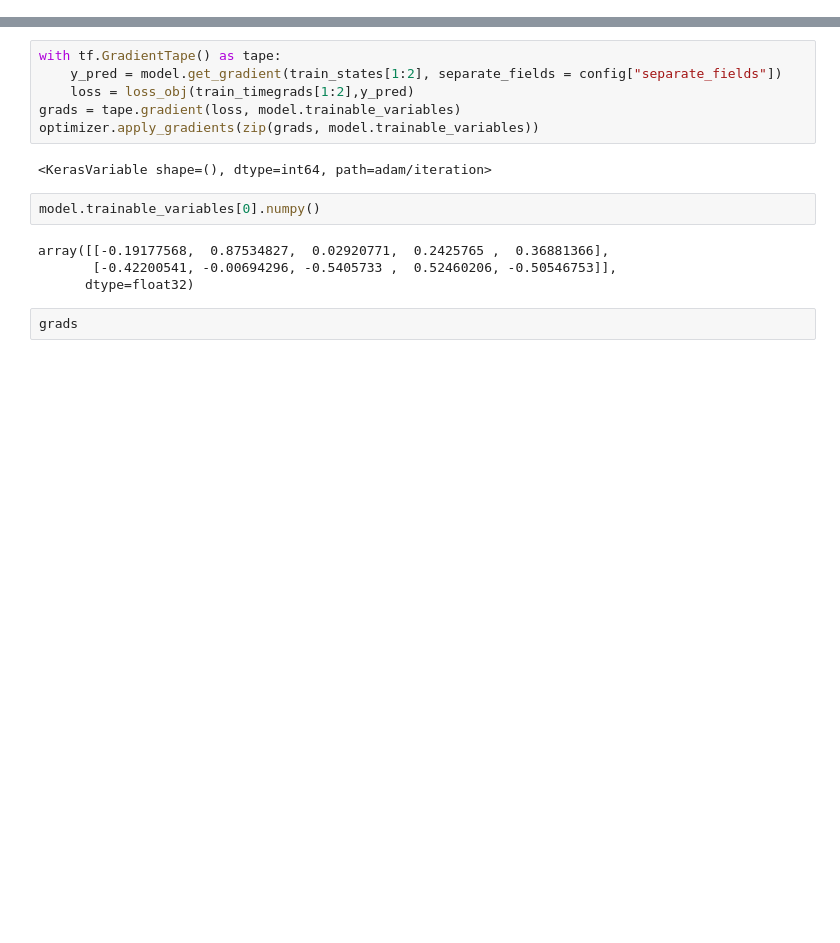
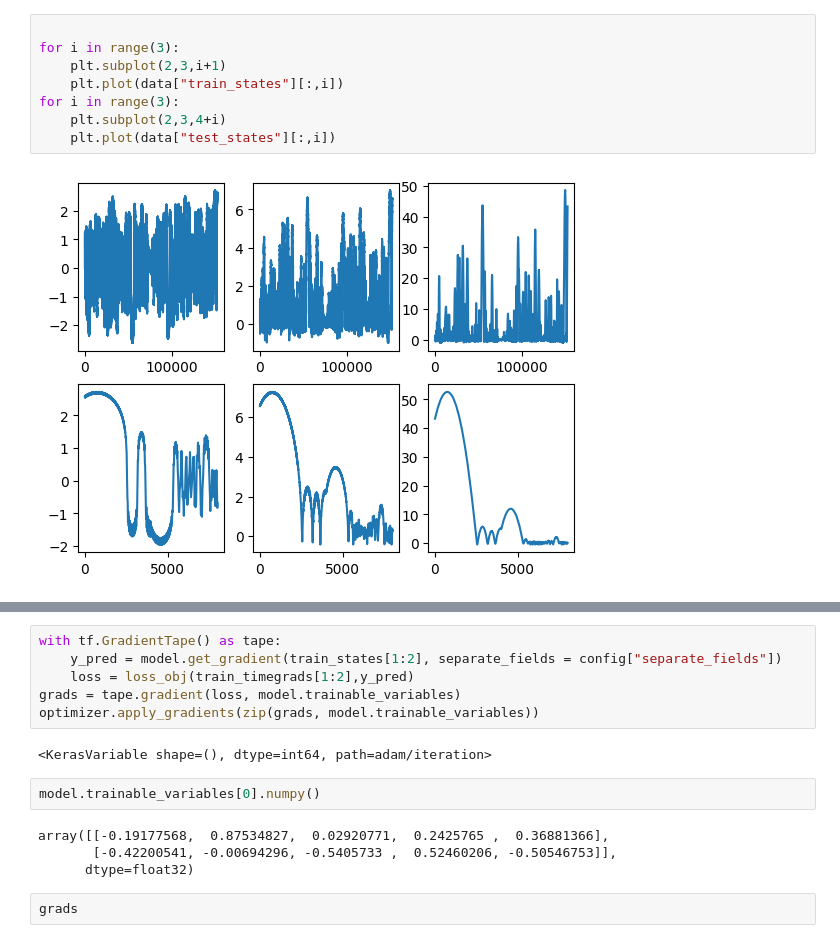
Before and after one commit to YedaCui/TSRLproject_JPMorgan, a Jupyter notebook: src/train.ipynb, the cells around one changed output, grey strips where cells are left out. Saved outputs shown, nothing was run; the diff lists cells and outputs as text; blank space fills up the shorter version.

```diff
--- a/src/train.ipynb
+++ b/src/train.ipynb
@@ -83,0 +125,10 @@ def test_step(x,y):
+# %%
+
+for i in range(3):
+    plt.subplot(2,3,i+1)
+    plt.plot(data["train_states"][:,i])
+for i in range(3):
+    plt.subplot(2,3,4+i)
+    plt.plot(data["test_states"][:,i])
+# %% [output]
+[figure, added]
```
Also changed, not shown: parts of 19 cells of this notebook, 5 other files.
